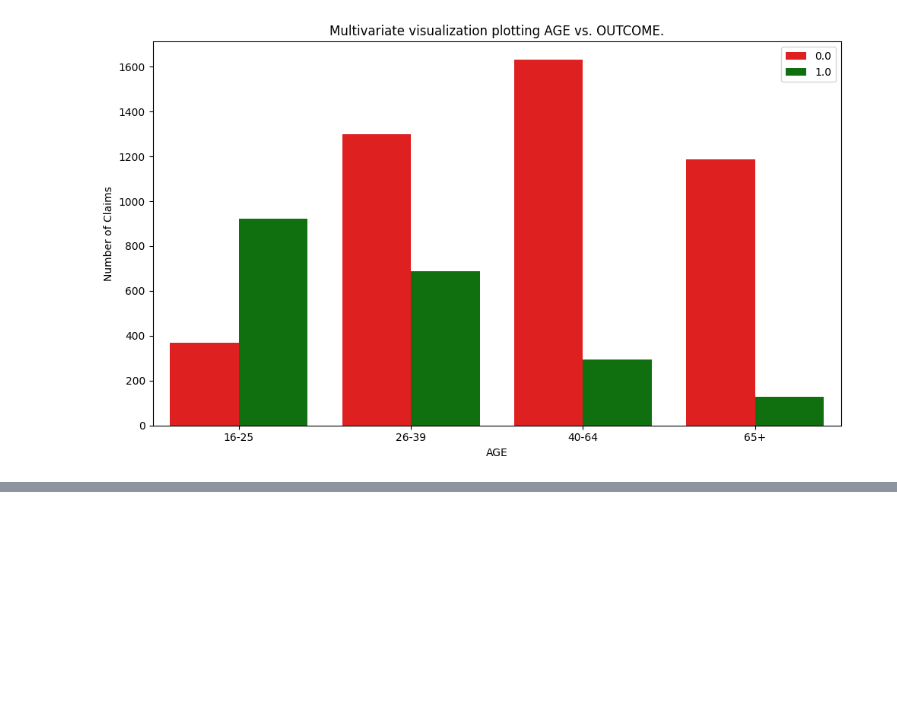
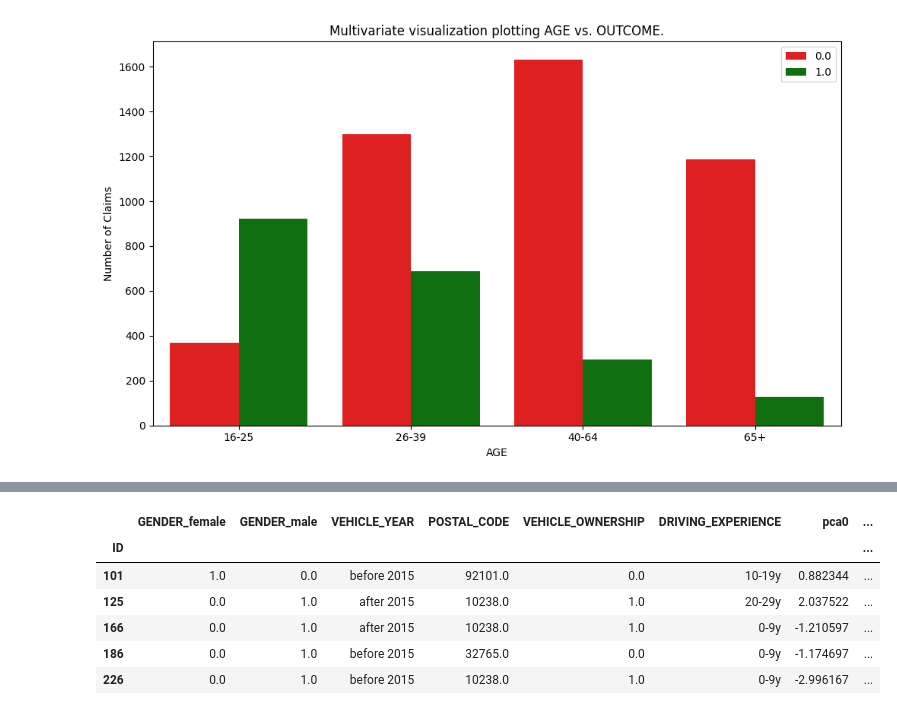
Before and after one commit to UKashNK/Car-Insurance-data, a Jupyter notebook: Car_Insurance_Claims_Analysis_.ipynb, the cells around one changed output, grey strips where cells are left out. Cells and saved outputs as stored; diff of their text form; code cells hidden in the pictures; blank space fills up the shorter version.

```diff
--- a/Car_Insurance_Claims_Analysis_.ipynb
+++ b/Car_Insurance_Claims_Analysis_.ipynb
@@ -590,0 +788,10 @@ multi_viz(df_train, "AGE", "OUTCOME")
+# %%
+df_train.head()
+# %% [output]
+|  | GENDER_female | GENDER_male | VEHICLE_YEAR | POSTAL_CODE | VEHICLE_OWNERSHIP | DRIVING_EXPERIENCE | pca0 | ... |
+| ID |  |  |  |  |  |  |  | ... |
+| 101 | 1.0 | 0.0 | before 2015 | 92101.0 | 0.0 | 10-19y | 0.882344 | ... |
+| 125 | 0.0 | 1.0 | after 2015 | 10238.0 | 1.0 | 20-29y | 2.037522 | ... |
+| 166 | 0.0 | 1.0 | after 2015 | 10238.0 | 1.0 | 0-9y | -1.210597 | ... |
+| 186 | 0.0 | 1.0 | before 2015 | 32765.0 | 0.0 | 0-9y | -1.174697 | ... |
+| 226 | 0.0 | 1.0 | before 2015 | 10238.0 | 1.0 | 0-9y | -2.996167 | ... |
```
Also changed, not shown: parts of 25 cells of this notebook.
